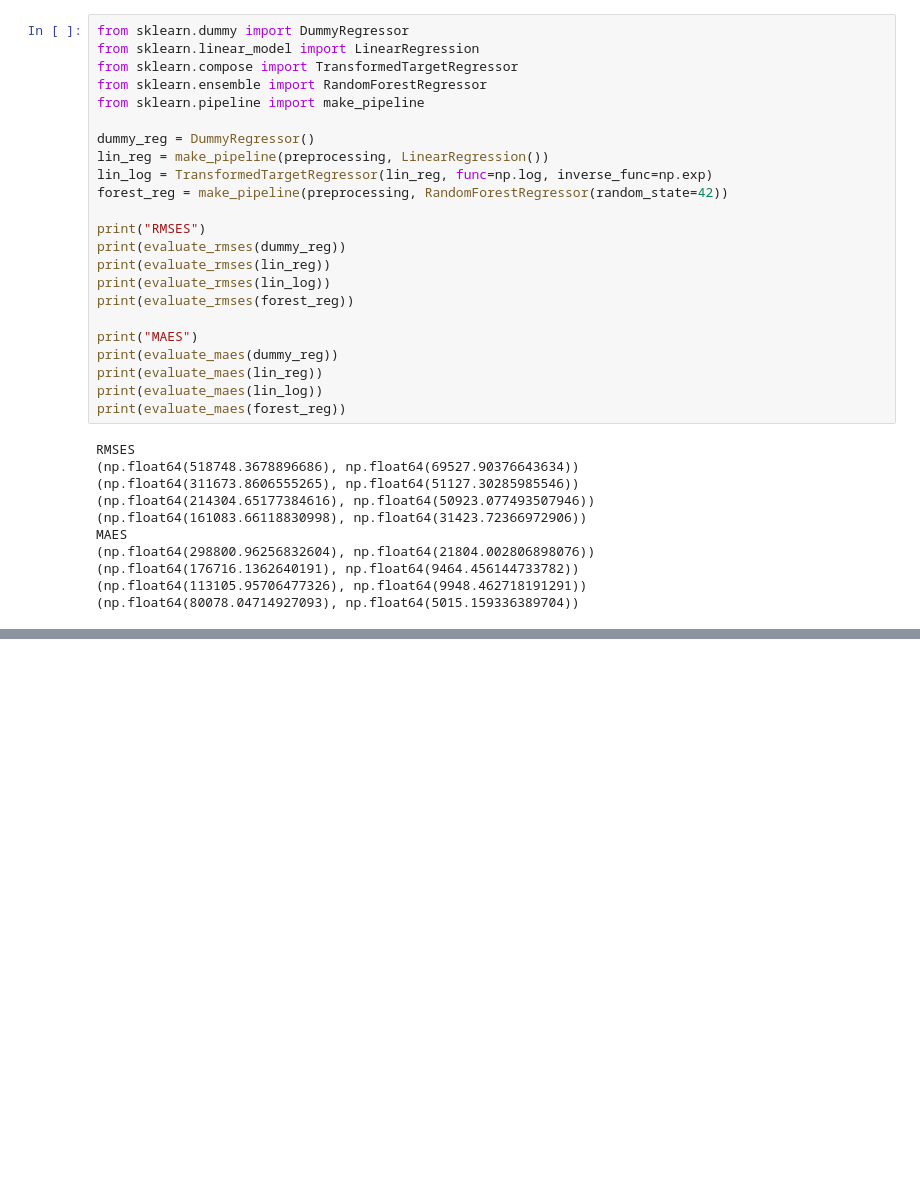
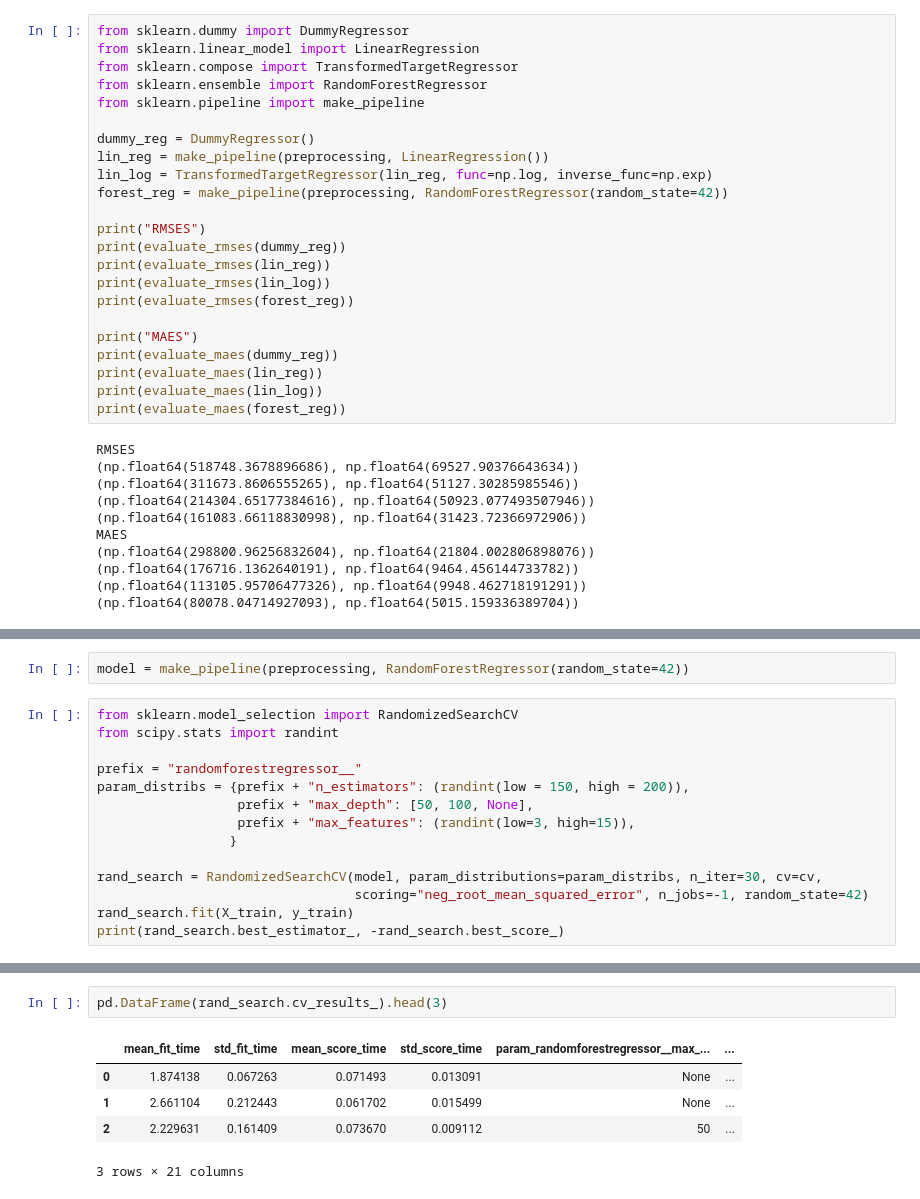
Before and after one commit to vovap2parbitrage/Hands-On-ML-with-Scikit-Learn-and-PyTorch, a Jupyter notebook: Classical_ML/Chapter_2/chapter_2_hands_on_exercise/chapter_2_exercise_7/chapter_2_exercise_7.ipynb, the cells around one changed output, grey strips where cells are left out. Saved outputs shown, nothing was run; the diff lists cells and outputs as text; blank space fills up the shorter version.

```diff
--- a/Classical_ML/Chapter_2/chapter_2_hands_on_exercise/chapter_2_exercise_7/chapter_2_exercise_7.ipynb
+++ b/Classical_ML/Chapter_2/chapter_2_hands_on_exercise/chapter_2_exercise_7/chapter_2_exercise_7.ipynb
@@ -237,0 +260,16 @@ MAES
+# %%
+model = make_pipeline(preprocessing, RandomForestRegressor(random_state=42))
+# %%
+from sklearn.model_selection import RandomizedSearchCV
+from scipy.stats import randint
+
+prefix = "randomforestregressor__"
+param_distribs = {prefix + "n_estimators": (randint(low = 150, high = 200)),
+                  prefix + "max_depth": [50, 100, None],
+                  prefix + "max_features": (randint(low=3, high=15)),
+                 }
+
+rand_search = RandomizedSearchCV(model, param_distributions=param_distribs, n_iter=30, cv=cv,
+                                 scoring="neg_root_mean_squared_error", n_jobs=-1, random_state=42)
+rand_search.fit(X_train, y_train)
+print(rand_search.best_estimator_, -rand_search.best_score_)
@@ -237,0 +294,8 @@ MAES
+# %%
+pd.DataFrame(rand_search.cv_results_).head(3)
+# %% [output]
+|  | mean_fit_time | std_fit_time | mean_score_time | std_score_time | param_randomforestregressor__max_... | ... |
+| 0 | 1.874138 | 0.067263 | 0.071493 | 0.013091 | None | ... |
+| 1 | 2.661104 | 0.212443 | 0.061702 | 0.015499 | None | ... |
+| 2 | 2.229631 | 0.161409 | 0.073670 | 0.009112 | 50 | ... |
+3 rows × 21 columns
```
Also changed, not shown: parts of 4 cells of this notebook.
